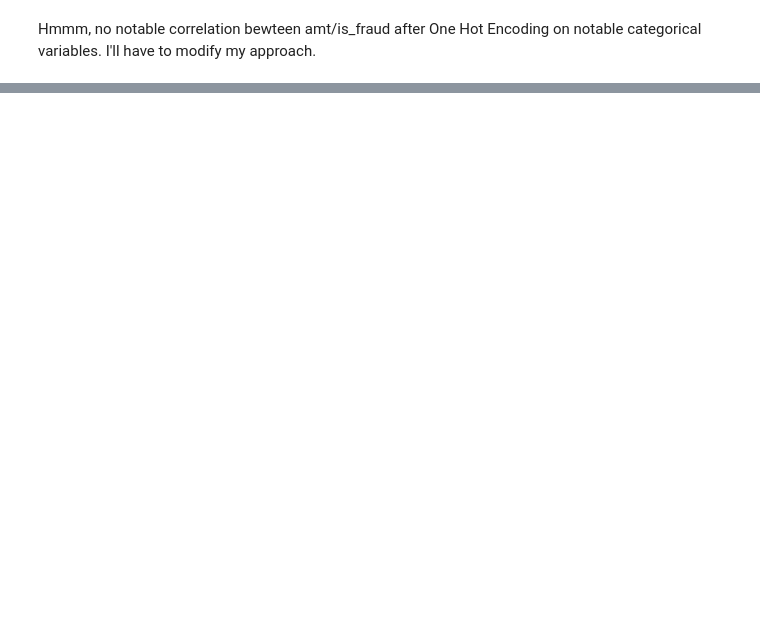
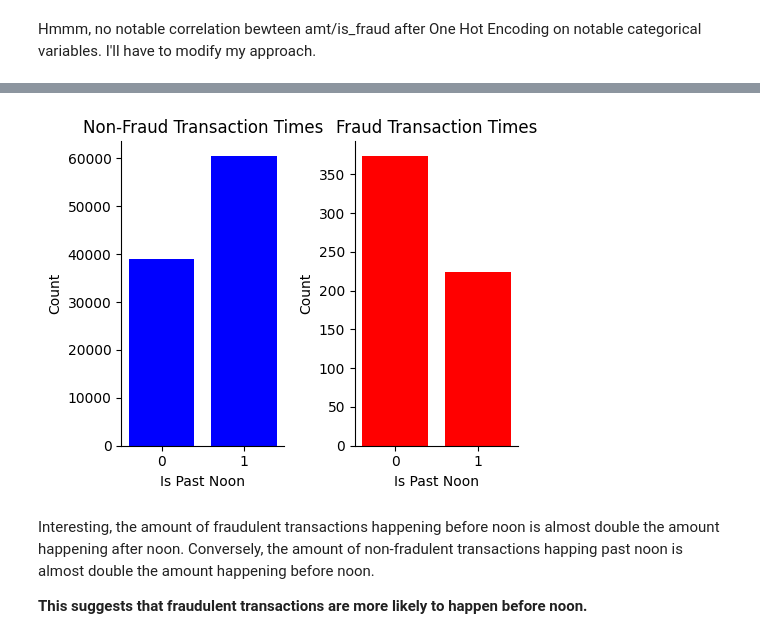
Before and after one commit to CeruleanAcorn/final_project_iat_461, a Jupyter notebook: final_project.ipynb, the cells around one changed output, grey strips where cells are left out. Drawn from its saved outputs; the diff is of its cells as text; code cells hidden in the pictures; blank space fills up the shorter version.

```diff
--- a/final_project.ipynb
+++ b/final_project.ipynb
@@ -375,0 +443,60 @@ Hmmm, no notable correlation bewteen amt/is_fraud after One Hot Encoding on nota
+# %%
+# Adapted from Week 5 code.
+
+# # extract features from timestamp
+# df["is_weekend"] = (df["transaction_at"].dt.dayofweek >= 5).astype(int)
+df_fraud["is_past_noon_transaction"] = (
+    (df_fraud["trans_time_hour"] >= 12) &
+    (df_fraud["trans_time_hour"] <= 24)
+).astype(int)
+
+df_not_fraud["is_past_noon_transaction"] = (
+    (df_not_fraud["trans_time_hour"] >= 12) &
+    (df_not_fraud["trans_time_hour"] <= 24)
+).astype(int)
+
+fig, axes = plt.subplots(1, 2, figsize=(5, 4))
+
+axes[0].bar(df_not_fraud["is_past_noon_transaction"].unique(), df_not_fraud["is_past_noon_transaction"].value_counts(), color='blue')
+axes[0].set_title("Non-Fraud Transaction Times")
+axes[0].set_xlabel('Is Past Noon')
+axes[0].set_ylabel('Count')
+
+axes[1].bar(df_fraud["is_past_noon_transaction"].unique(), df_fraud["is_past_noon_transaction"].value_counts(), color='red')
+axes[1].set_title("Fraud Transaction Times")
+axes[1].set_xlabel('Is Past Noon')
+axes[1].set_ylabel('Count')
+
+# sns.barplot(data=df,
+#             x="is_weekend",
+#             y="views",
+#             color="#e8925a",
+#             ax=axes[0])
+# axes[0].set_title("Weekend vs views")
+# axes[0].set_xlabel("is_weekend")
+
+# sns.barplot(data=df,
+#             x="is_past_noon_transaction",
+#             y="",
+#             color="#6a9fb5",
+#             ax=axes[0])
+# axes[0].set_title("Primetime vs views")
+# axes[0].set_xlabel("is_primetime")
+
+# sns.barplot(data=df,
+#             x="is_primetime",
+#             y="views",
+#             color="#6a9fb5",
+#             ax=axes[1])
+# axes[1].set_title("Primetime vs views")
+# axes[1].set_xlabel("is_primetime")
+
+sns.despine()
+plt.tight_layout()
+plt.show()
+# %% [output]
+[figure, added]
+# %% [markdown]
+Interesting, the amount of fraudulent transactions happening before noon is almost double the amount happening after noon. Conversely, the amount of non-fradulent transactions happing past noon is almost double the amount happening before noon.
+
+**This suggests that fraudulent transactions are more likely to happen before noon.**
```
Also changed, not shown: parts of 7 cells of this notebook.
